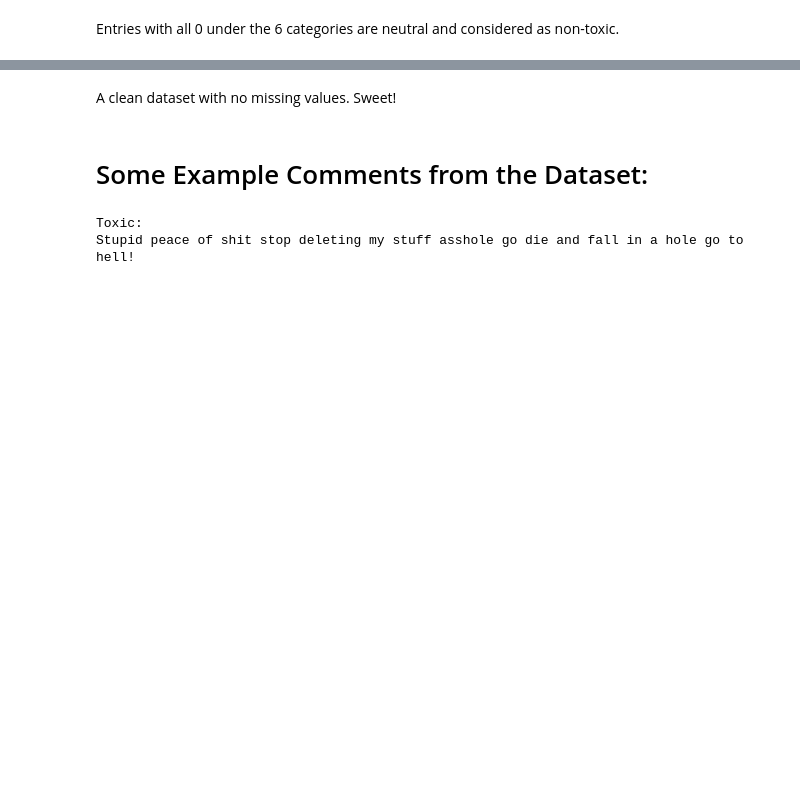
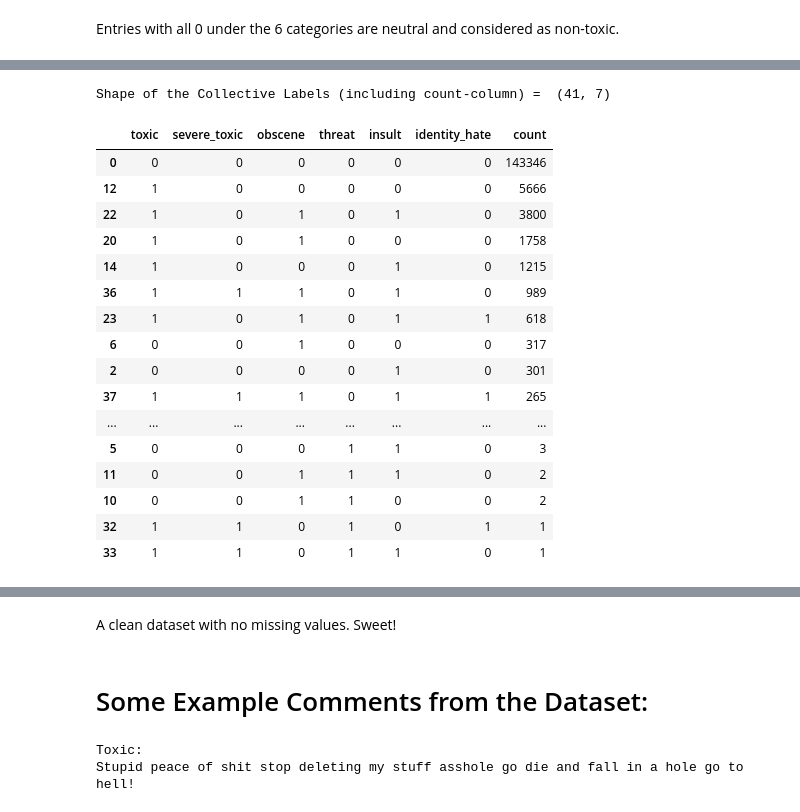
Before and after one commit to Iftekhar-mobin/depression_suicide_project, a Jupyter notebook: Pretrained_embedding_models/Toxic Comments Classifier.ipynb, the cells around one changed output, grey strips where cells are left out. Drawn from its saved outputs; the diff is of its cells as text; code cells hidden in the pictures; blank space fills up the shorter version.

```diff
--- a/Pretrained_embedding_models/Toxic Comments Classifier.ipynb
+++ b/Pretrained_embedding_models/Toxic Comments Classifier.ipynb
@@ -111,0 +200,31 @@ memory usage: 9.7+ MB
+# %%
+lbls=data.values[:,2:] #taking only target label data for all rows
+lbls=np.array(lbls,dtype=int) #converting into numpy array
+col_lbls=np.unique(lbls, return_counts=True,axis=0)
+col_lbls_df=pd.DataFrame(columns=data.columns.values[2:],data=col_lbls[0])
+col_lbls_df['count']=col_lbls[1]
+col_lbls_df=col_lbls_df.sort_values(by=['count'],ascending=False)
+
+
+print("Shape of the Collective Labels (including count-column) = ",col_lbls_df.shape)
+print("\n")
+col_lbls_df
+# %% [output]
+Shape of the Collective Labels (including count-column) =  (41, 7)
+|  | toxic | severe_toxic | obscene | threat | insult | identity_hate | count |
+| 0 | 0 | 0 | 0 | 0 | 0 | 0 | 143346 |
+| 12 | 1 | 0 | 0 | 0 | 0 | 0 | 5666 |
+| 22 | 1 | 0 | 1 | 0 | 1 | 0 | 3800 |
+| 20 | 1 | 0 | 1 | 0 | 0 | 0 | 1758 |
+| 14 | 1 | 0 | 0 | 0 | 1 | 0 | 1215 |
+| 36 | 1 | 1 | 1 | 0 | 1 | 0 | 989 |
+| 23 | 1 | 0 | 1 | 0 | 1 | 1 | 618 |
+| 6 | 0 | 0 | 1 | 0 | 0 | 0 | 317 |
+| 2 | 0 | 0 | 0 | 0 | 1 | 0 | 301 |
+| 37 | 1 | 1 | 1 | 0 | 1 | 1 | 265 |
+| ... | ... | ... | ... | ... | ... | ... | ... |
+| 5 | 0 | 0 | 0 | 1 | 1 | 0 | 3 |
+| 11 | 0 | 0 | 1 | 1 | 1 | 0 | 2 |
+| 10 | 0 | 0 | 1 | 1 | 0 | 0 | 2 |
+| 32 | 1 | 1 | 0 | 1 | 0 | 1 | 1 |
+| 33 | 1 | 1 | 0 | 1 | 1 | 0 | 1 |
```
Also changed, not shown: parts of 13 cells of this notebook.
